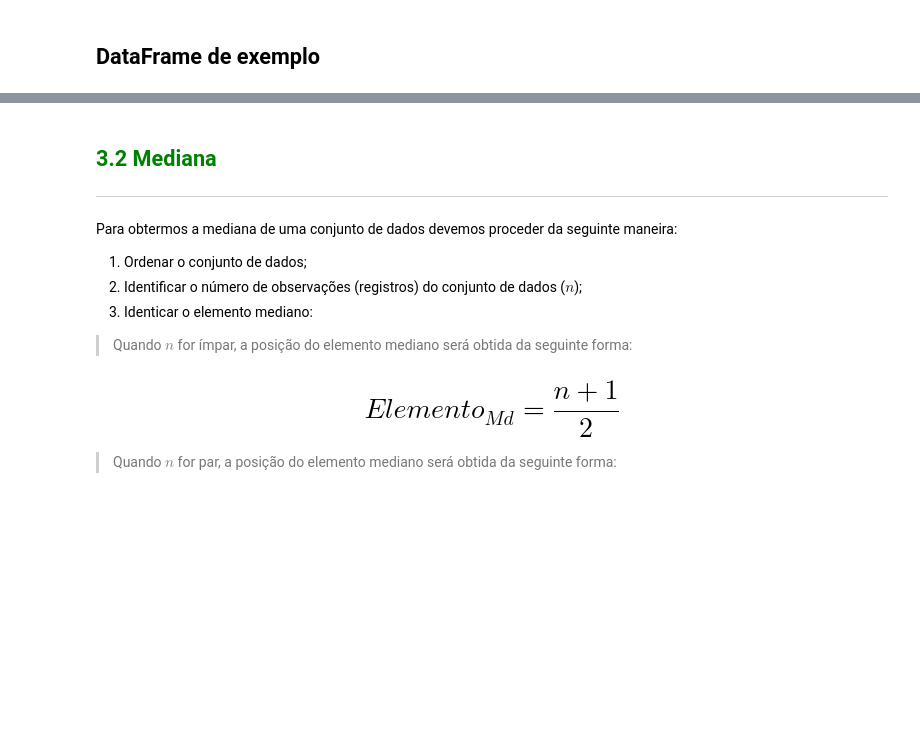
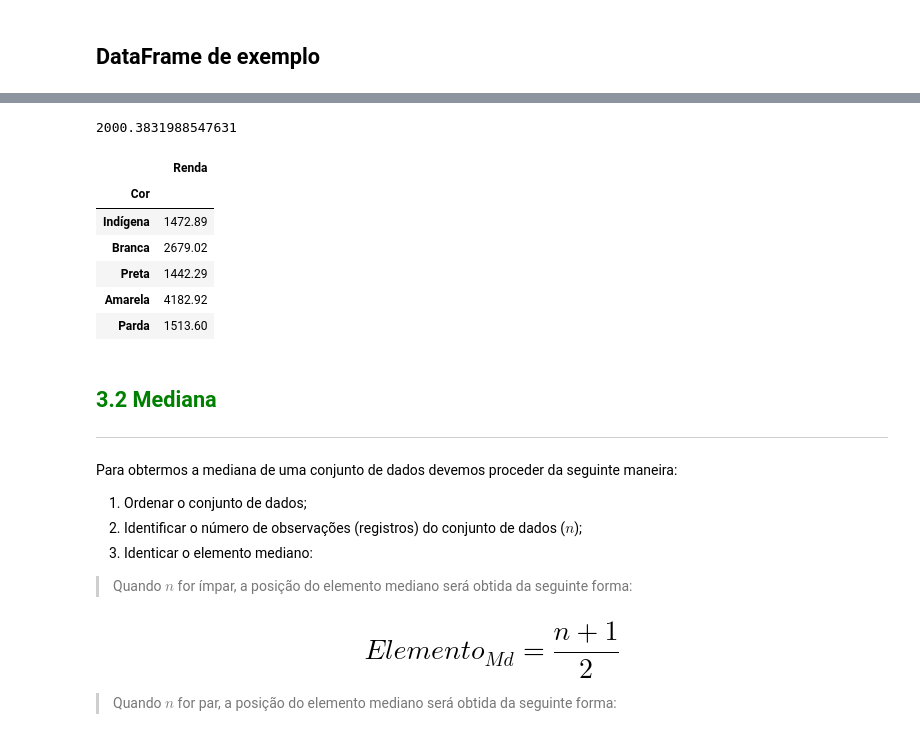
Before and after one commit to RichardRosenblat/alura-estatistica-com-python-parte-1, a Jupyter notebook: Curso_de_Estatística.ipynb, the cells around one changed output, grey strips where cells are left out. Drawn from its saved outputs; the diff is of its cells as text; code cells hidden in the pictures; blank space fills up the shorter version.

```diff
--- a/Curso_de_Estatística.ipynb
+++ b/Curso_de_Estatística.ipynb
@@ -690,3 +721,23 @@ $X_i$ = valor da i-ésima observação (registro)
+# %%
+# Cuidado! Esse dado não representa muito bem a variável, já que,
+# como explicado acima, existe grande diferença de quantidade nos extremos desta variável
+dados['Renda'].mean()
+# %% [output]
+2000.3831988547631
+# %%
+# Não existe média de qualitativas, como Sexo, Cor e UF
+# Porem pode ser calculado a média de quantitativas agrupadas por quantitativas
+renda_por_cor = pd.DataFrame(round(dados.groupby('Cor')['Renda'].mean(), 2))
+renda_por_cor.rename(index={0:'Indígena', 2:'Branca', 4:'Preta',
+                            6:'Amarela', 8:'Parda', 9:'Sem declaração'})
+# %% [output]
+|  | Renda |
+| Cor |  |
+| Indígena | 1472.89 |
+| Branca | 2679.02 |
+| Preta | 1442.29 |
+| Amarela | 4182.92 |
+| Parda | 1513.60 |
 # %% [markdown]
 ## <font color=green>3.2 Mediana</font>
 ***
```
Also changed, not shown: parts of 4 cells of this notebook.
